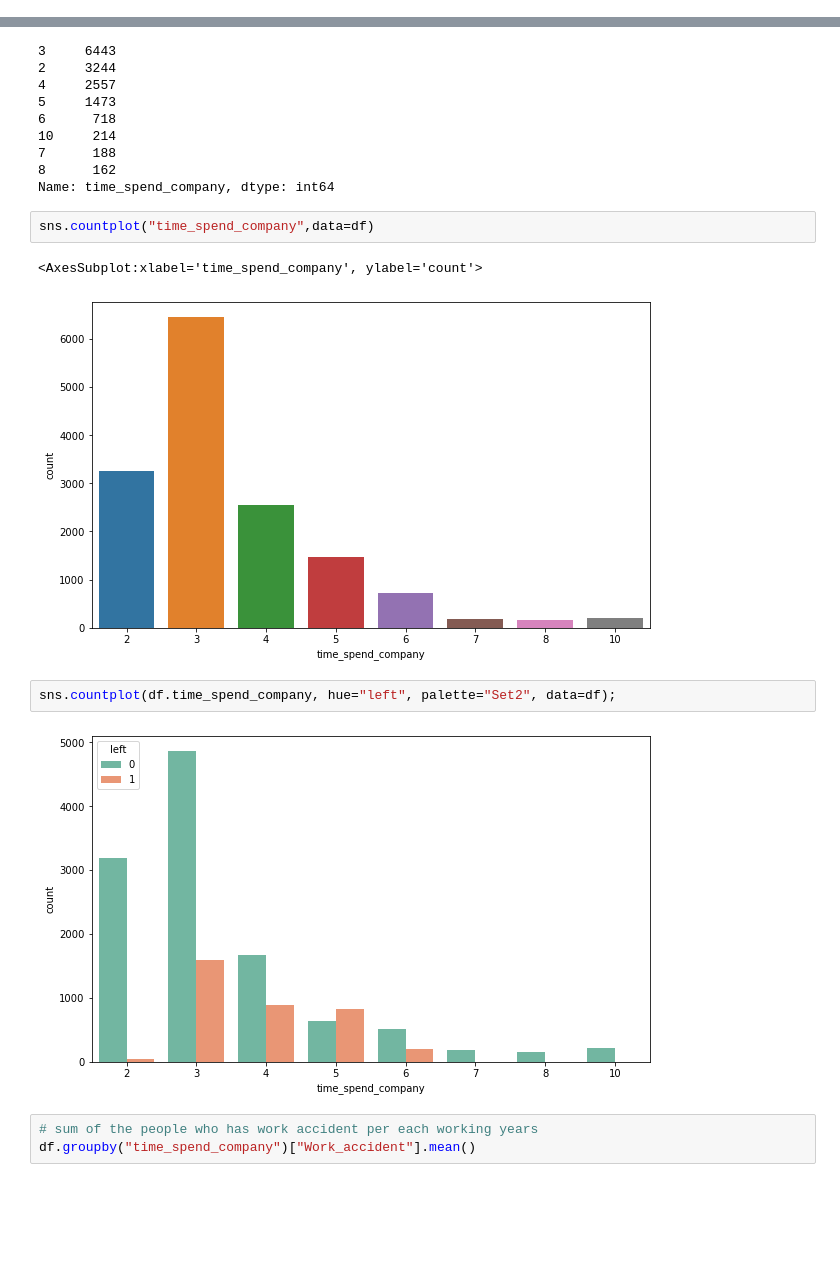
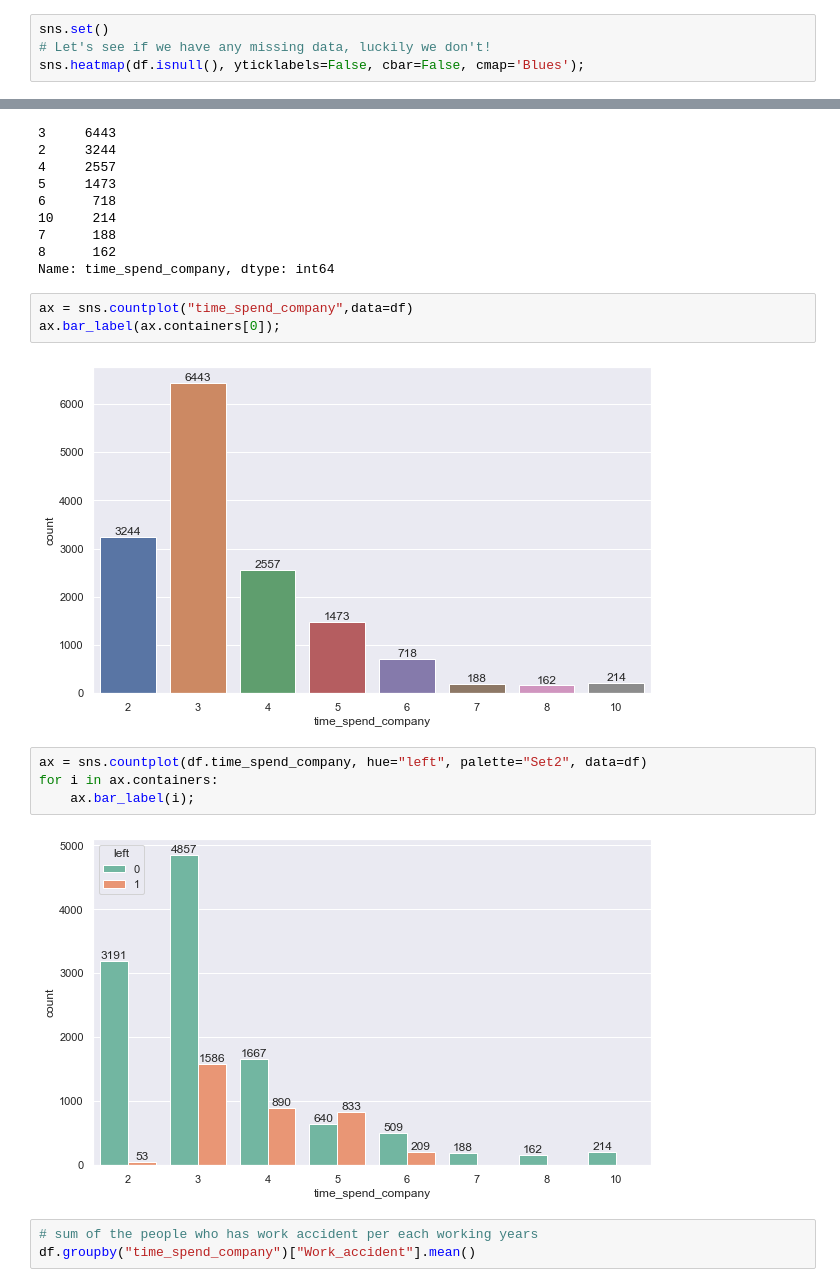
Before and after one commit to habip-bingol/Projects, a Jupyter notebook: ML_Projects/Capstone Projects/Churn_Prediction/Churn_Prediction.ipynb, the cells around one changed output, grey strips where cells are left out. Saved outputs shown, nothing was run; the diff lists cells and outputs as text; blank space fills up the shorter version.

```diff
--- a/ML_Projects/Capstone Projects/Churn_Prediction/Churn_Prediction.ipynb
+++ b/ML_Projects/Capstone Projects/Churn_Prediction/Churn_Prediction.ipynb
@@ -281,0 +299,4 @@ df.head()
+# %%
+sns.set()
+# Let's see if we have any missing data, luckily we don't!
+sns.heatmap(df.isnull(), yticklabels=False, cbar=False, cmap='Blues');
@@ -617,14 +674,16 @@ df.time_spend_company.value_counts()
 8      162
 Name: time_spend_company, dtype: int64
 # %%
-sns.countplot("time_spend_company",data=df)
+ax = sns.countplot("time_spend_company",data=df)
+ax.bar_label(ax.containers[0]);
 # %% [output]
-<AxesSubplot:xlabel='time_spend_company', ylabel='count'>
-[figure, old version]
+[figure, new version]
 # %%
-sns.countplot(df.time_spend_company, hue="left", palette="Set2", data=df);
+ax = sns.countplot(df.time_spend_company, hue="left", palette="Set2", data=df)
+for i in ax.containers:
+    ax.bar_label(i);
 # %% [output]
-[figure, old version]
+[figure, new version]
 # %%
 # sum of the people who has work accident per each working years
 df.groupby("time_spend_company")["Work_accident"].mean()
```
Also changed, not shown: parts of 36 cells of this notebook.
